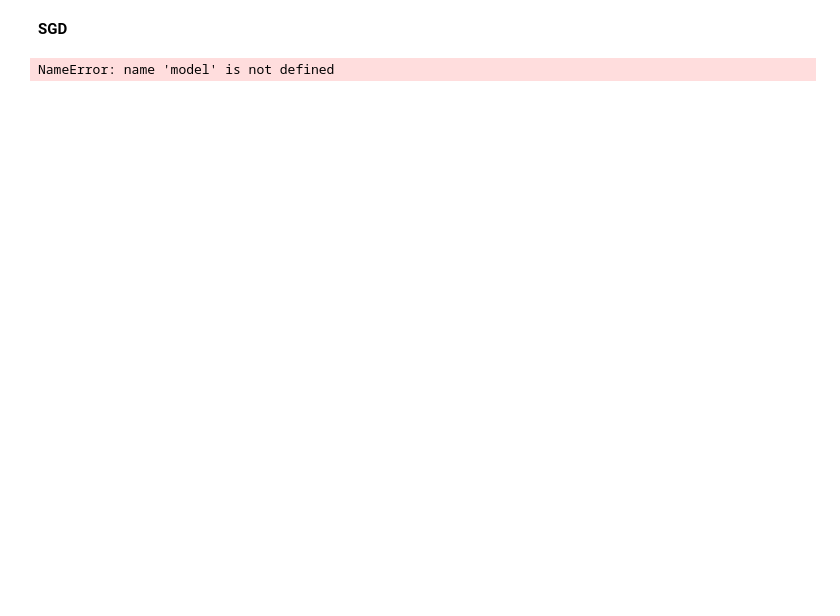
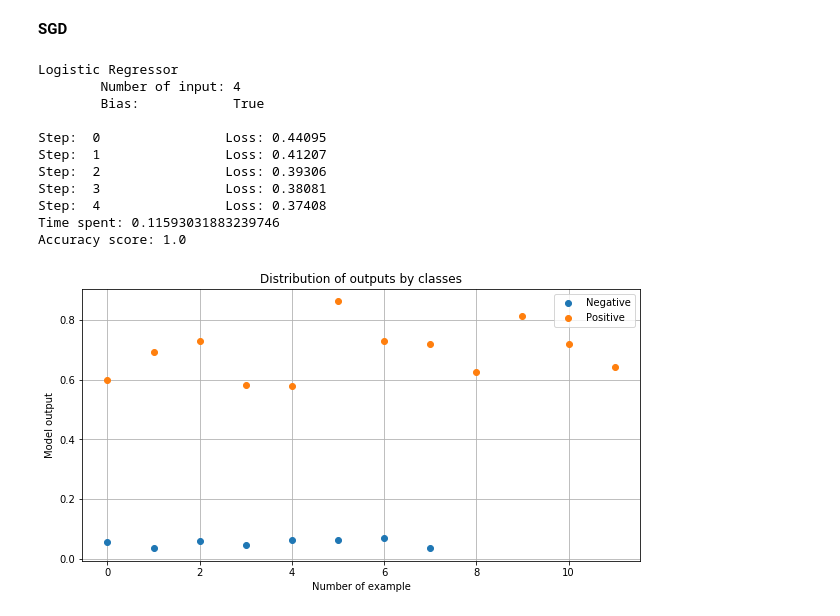
Before and after one commit to f-grimaldi/optimization, a Jupyter notebook: IRIS.ipynb, the cells around one changed output. Saved outputs shown, nothing was run; the diff lists cells and outputs as text; code cells hidden in the pictures; blank space fills up the shorter version.

```diff
--- a/IRIS.ipynb
+++ b/IRIS.ipynb
@@ -89,11 +107,22 @@ plt.show()
 **SGD**
 # %%
 clf = model.LogisticRegressor(input_size=X_train.shape[1], bias=True)
-sgd = optim.SGD(clf.W, lr=5, weight_decay=0, verbose=False)
+sgd = optim.SGD(clf.W, lr=0.01, weight_decay=0.1, verbose=False)
 print(clf)
 start = time.time()
-clf.fit(X=X_train, y=y_train, optimizer=sgd, epoch=1, verbose=1)
+clf.fit(X=X_train, y=y_train, optimizer=sgd, epoch=5, verbose=1)
 print('Time spent: {}'.format(time.time()-start))
 visualize_result(clf, X_test, y_test)
 # %% [output]
-NameError: name 'model' is not defined
+Logistic Regressor
+        Number of input: 4
+        Bias:            True
+
+Step:  0                Loss: 0.44095
+Step:  1                Loss: 0.41207
+Step:  2                Loss: 0.39306
+Step:  3                Loss: 0.38081
+Step:  4                Loss: 0.37408
+Time spent: 0.11593031883239746
+Accuracy score: 1.0
+[figure, added]
```
Also changed, not shown: parts of 4 cells of this notebook, 1 other file.
